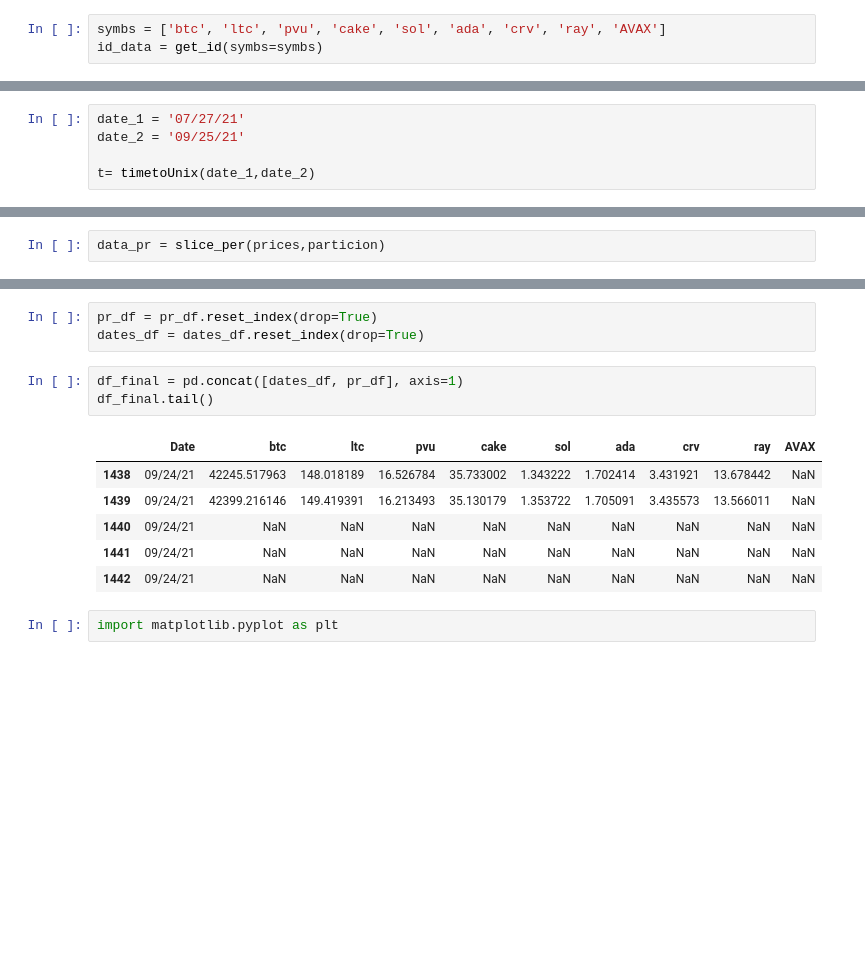
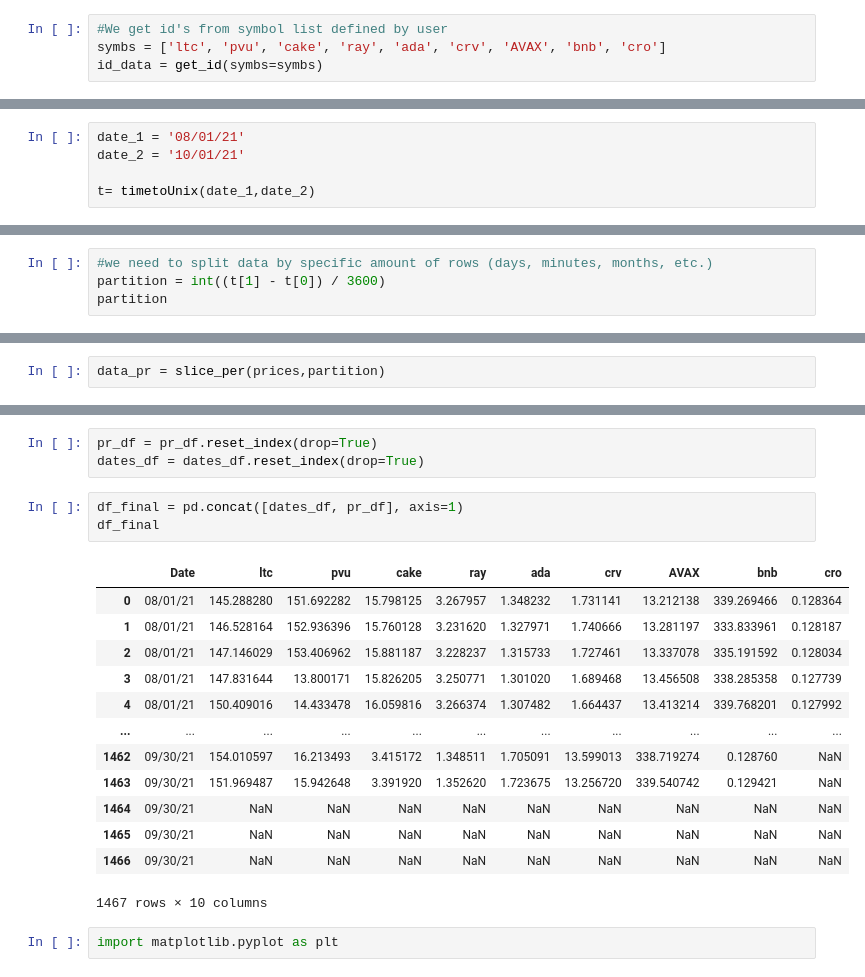
Before and after one commit to jblanco89/MonteCarlo_Portfolio, a Jupyter notebook: get_stocks.ipynb, the cells around one changed output, grey strips where cells are left out. Cells and saved outputs as stored; diff of their text form; blank space fills up the shorter version.

```diff
--- a/get_stocks.ipynb
+++ b/get_stocks.ipynb
@@ -52,3 +85,4 @@ def timetoUnix(start_date, end_date):
 # %%
-symbs = ['btc', 'ltc', 'pvu', 'cake', 'sol', 'ada', 'crv', 'ray', 'AVAX']
+#We get id's from symbol list defined by user
+symbs = ['ltc', 'pvu', 'cake', 'ray', 'ada', 'crv', 'AVAX', 'bnb', 'cro']
 id_data = get_id(symbs=symbs)
@@ -55,6 +101,6 @@ id_data = get_id(symbs=symbs)
 # %%
-date_1 = '07/27/21'
-date_2 = '09/25/21'
+date_1 = '08/01/21'
+date_2 = '10/01/21'
 
 t= timetoUnix(date_1,date_2)
 # %%
@@ -88,0 +168,4 @@ particion
+# %%
+#we need to split data by specific amount of rows (days, minutes, months, etc.)
+partition = int((t[1] - t[0]) / 3600)
+partition
@@ -94,4 +180,4 @@ len(prices)
 def slice_per(source, step):
     return [source[i::step] for i in range(step)]
 # %%
-data_pr = slice_per(prices,particion)
+data_pr = slice_per(prices,partition)
@@ -139,14 +247,21 @@ pr_df = pr_df.reset_index(drop=True)
 dates_df = dates_df.reset_index(drop=True)
 # %%
 df_final = pd.concat([dates_df, pr_df], axis=1)
-df_final.tail()
+df_final
 # %% [output]
-|  | Date | btc | ltc | pvu | cake | sol | ada | crv | ray | AVAX |
-| 1438 | 09/24/21 | 42245.517963 | 148.018189 | 16.526784 | 35.733002 | 1.343222 | 1.702414 | 3.431921 | 13.678442 | NaN |
-| 1439 | 09/24/21 | 42399.216146 | 149.419391 | 16.213493 | 35.130179 | 1.353722 | 1.705091 | 3.435573 | 13.566011 | NaN |
-| 1440 | 09/24/21 | NaN | NaN | NaN | NaN | NaN | NaN | NaN | NaN | NaN |
-| 1441 | 09/24/21 | NaN | NaN | NaN | NaN | NaN | NaN | NaN | NaN | NaN |
-| 1442 | 09/24/21 | NaN | NaN | NaN | NaN | NaN | NaN | NaN | NaN | NaN |
+|  | Date | ltc | pvu | cake | ray | ada | crv | AVAX | bnb | cro |
+| 0 | 08/01/21 | 145.288280 | 151.692282 | 15.798125 | 3.267957 | 1.348232 | 1.731141 | 13.212138 | 339.269466 | 0.128364 |
+| 1 | 08/01/21 | 146.528164 | 152.936396 | 15.760128 | 3.231620 | 1.327971 | 1.740666 | 13.281197 | 333.833961 | 0.128187 |
+| 2 | 08/01/21 | 147.146029 | 153.406962 | 15.881187 | 3.228237 | 1.315733 | 1.727461 | 13.337078 | 335.191592 | 0.128034 |
+| 3 | 08/01/21 | 147.831644 | 13.800171 | 15.826205 | 3.250771 | 1.301020 | 1.689468 | 13.456508 | 338.285358 | 0.127739 |
+| 4 | 08/01/21 | 150.409016 | 14.433478 | 16.059816 | 3.266374 | 1.307482 | 1.664437 | 13.413214 | 339.768201 | 0.127992 |
+| ... | ... | ... | ... | ... | ... | ... | ... | ... | ... | ... |
+| 1462 | 09/30/21 | 154.010597 | 16.213493 | 3.415172 | 1.348511 | 1.705091 | 13.599013 | 338.719274 | 0.128760 | NaN |
+| 1463 | 09/30/21 | 151.969487 | 15.942648 | 3.391920 | 1.352620 | 1.723675 | 13.256720 | 339.540742 | 0.129421 | NaN |
+| 1464 | 09/30/21 | NaN | NaN | NaN | NaN | NaN | NaN | NaN | NaN | NaN |
+| 1465 | 09/30/21 | NaN | NaN | NaN | NaN | NaN | NaN | NaN | NaN | NaN |
+| 1466 | 09/30/21 | NaN | NaN | NaN | NaN | NaN | NaN | NaN | NaN | NaN |
+1467 rows × 10 columns
 # %%
 import matplotlib.pyplot as plt
 # %%
```
Also changed, not shown: parts of 33 cells of this notebook.
